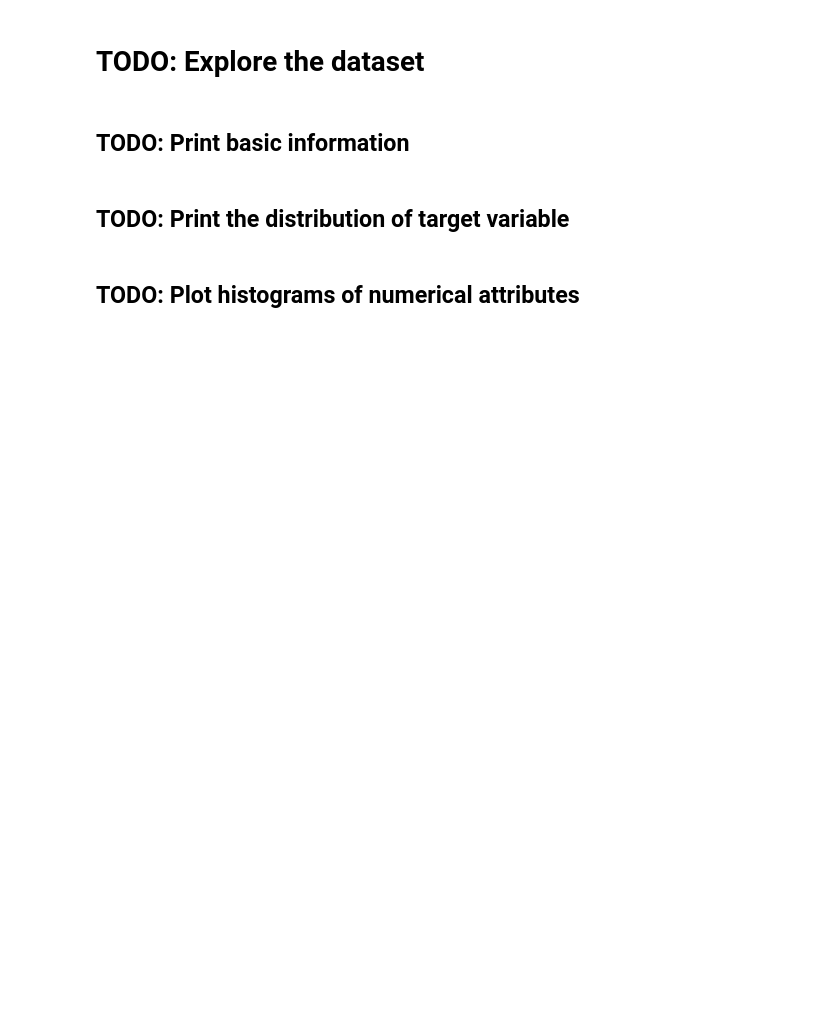
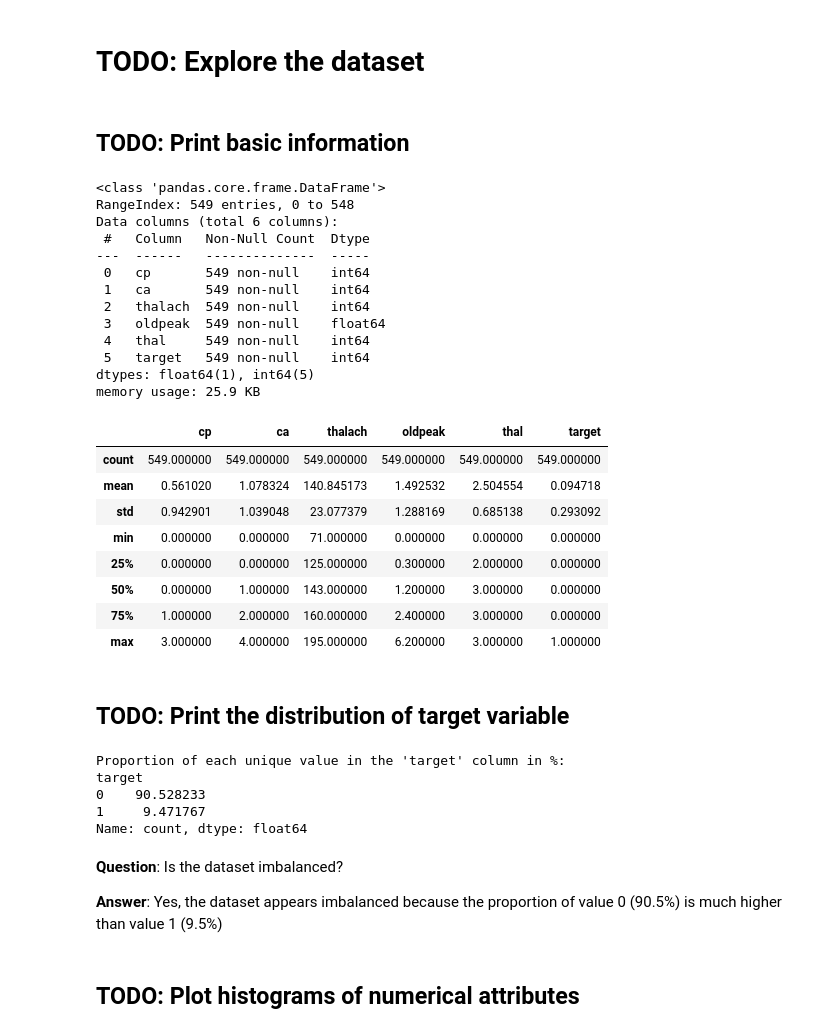
Before and after one commit to mr-nudo/intelligent-tools, a Jupyter notebook: KNN_DT_RF_XGB_Q5.ipynb, the cells around one changed output. Saved outputs shown, nothing was run; the diff lists cells and outputs as text; code cells hidden in the pictures; blank space fills up the shorter version.

```diff
--- a/KNN_DT_RF_XGB_Q5.ipynb
+++ b/KNN_DT_RF_XGB_Q5.ipynb
@@ -31,6 +36,32 @@ heart_data = pd.read_csv(data_path)
 # %% [markdown]
 ## TODO: Print basic information
 # %%
-# TODO: Basic information
+# Load Basic information
+heart_data.info()
+
+heart_data.describe()
+# %% [output]
+<class 'pandas.core.frame.DataFrame'>
+RangeIndex: 549 entries, 0 to 548
+Data columns (total 6 columns):
+ #   Column   Non-Null Count  Dtype
+---  ------   --------------  -----
+ 0   cp       549 non-null    int64
+ 1   ca       549 non-null    int64
+ 2   thalach  549 non-null    int64
+ 3   oldpeak  549 non-null    float64
+ 4   thal     549 non-null    int64
+ 5   target   549 non-null    int64
+dtypes: float64(1), int64(5)
+memory usage: 25.9 KB
+|  | cp | ca | thalach | oldpeak | thal | target |
+| count | 549.000000 | 549.000000 | 549.000000 | 549.000000 | 549.000000 | 549.000000 |
+| mean | 0.561020 | 1.078324 | 140.845173 | 1.492532 | 2.504554 | 0.094718 |
+| std | 0.942901 | 1.039048 | 23.077379 | 1.288169 | 0.685138 | 0.293092 |
+| min | 0.000000 | 0.000000 | 71.000000 | 0.000000 | 0.000000 | 0.000000 |
+| 25% | 0.000000 | 0.000000 | 125.000000 | 0.300000 | 2.000000 | 0.000000 |
+| 50% | 0.000000 | 1.000000 | 143.000000 | 1.200000 | 3.000000 | 0.000000 |
+| 75% | 1.000000 | 2.000000 | 160.000000 | 2.400000 | 3.000000 | 0.000000 |
+| max | 3.000000 | 4.000000 | 195.000000 | 6.200000 | 3.000000 | 1.000000 |
 # %% [markdown]
 ## TODO: Print the distribution of target variable
@@ -39,2 +68,19 @@ heart_data = pd.read_csv(data_path)
+# %%
+value_counts = heart_data['target'].value_counts()
+
+proportions = value_counts / len(heart_data)
+
+print("Proportion of each unique value in the 'target' column in %:")
+print(proportions * 100)
+# %% [output]
+Proportion of each unique value in the 'target' column in %:
+target
+0    90.528233
+1     9.471767
+Name: count, dtype: float64
+# %% [markdown]
+**Question**: Is the dataset imbalanced?
+
+**Answer**: Yes, the dataset appears imbalanced because the proportion of value 0 (90.5%) is much higher than value 1 (9.5%)
 # %% [markdown]
 ## TODO: Plot histograms of numerical attributes
```
Also changed, not shown: parts of 17 cells of this notebook.
